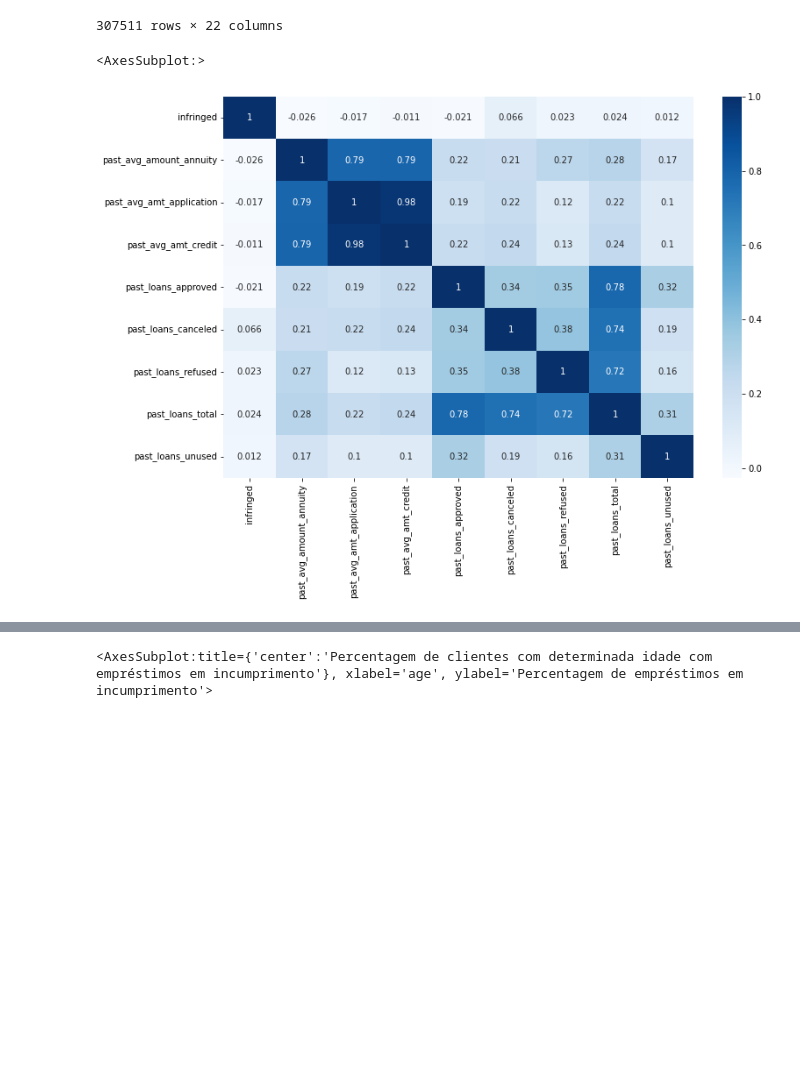
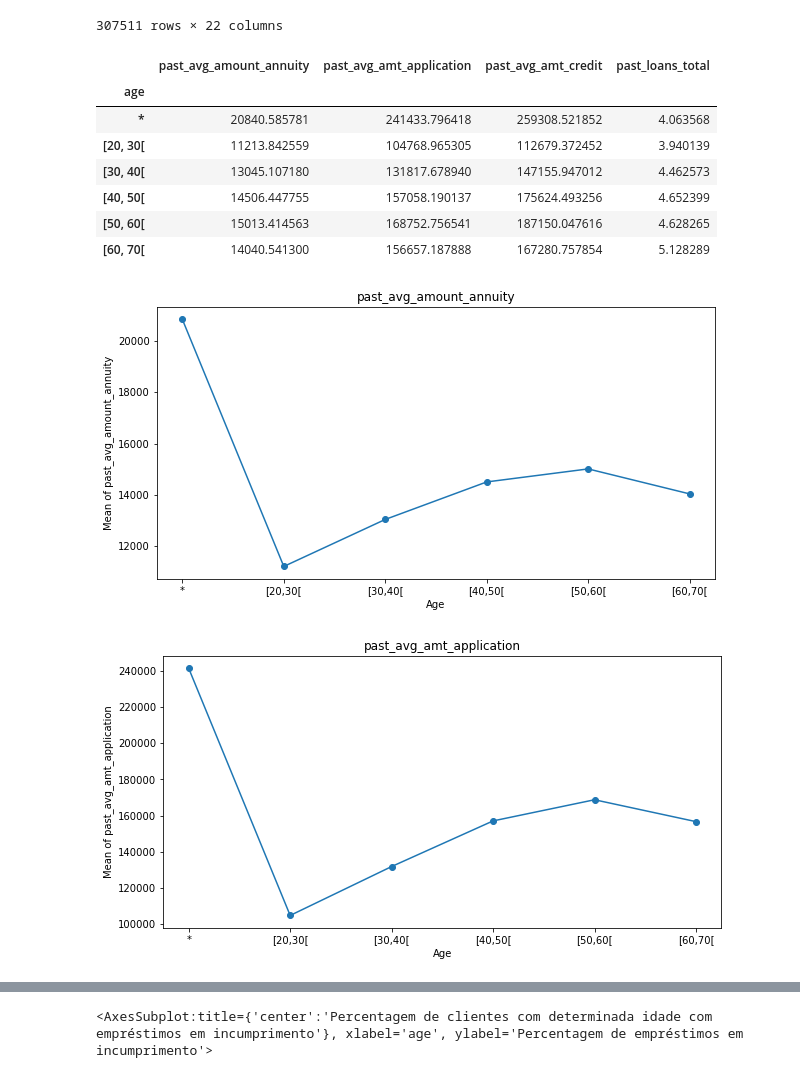
Before and after one commit to patii01/SP-Project, a Jupyter notebook: Assignment 2/dataset.ipynb, the cells around one changed output, grey strips where cells are left out. Saved outputs shown, nothing was run; the diff lists cells and outputs as text; code cells hidden in the pictures; blank space fills up the shorter version.

```diff
--- a/Assignment 2/dataset.ipynb
+++ b/Assignment 2/dataset.ipynb
@@ -80,15 +80,35 @@ display(anonymized)
 | 307509 | * | 0 | Cash loans | * | * | 67765.5 | 7794.0 | ... |
 | 307510 | * | 0 | Cash loans | * | * | 945000.0 | 31360.5 | ... |
 307511 rows × 22 columns
-# %%
-from matplotlib import pyplot as plt
-
-df = anonymized[['infringed', 'past_avg_amount_annuity', 'past_avg_amt_application', 'past_avg_amt_credit', 'past_loans_approved', 'past_loans_canceled', 'past_loans_refused', 'past_loans_total', 'past_loans_unused']]
-
-corr = df.corr()
-
-plt.figure(figsize=(12,8))
-sns.heatmap(corr, cmap="Blues", annot=True)
-# %% [output]
-<AxesSubplot:>
-[figure, removed]
+# %%
+from matplotlib import pyplot as plt
+
+columns = ['age', 'past_avg_amount_annuity', 'past_avg_amt_application', 'past_avg_amt_credit', 'past_loans_total']
+colunas = anonymized[columns]
+groupby_age_original = colunas.groupby("age").mean()
+display(groupby_age_original)
+
+def plot(column, x, y):
+    plt.figure(figsize=(10,5))
+    plt.title(column)
+    plt.xlabel("Age")
+    plt.ylabel("Mean of " + column)
+    plt.plot(x, y)
+    plt.scatter(x, y)
+
+x = ['*', '[20,30[', '[30,40[', '[40,50[', '[50,60[', '[60,70[']
+plot('past_avg_amount_annuity', x, groupby_age_original['past_avg_amount_annuity'])
+plot('past_avg_amt_application', x, groupby_age_original['past_avg_amt_application'])
+plot('past_avg_amt_credit', x, groupby_age_original['past_avg_amt_credit'])
+plot('past_loans_total', x, groupby_age_original['past_loans_total'])
+# %% [output]
+|  | past_avg_amount_annuity | past_avg_amt_application | past_avg_amt_credit | past_loans_total |
+| age |  |  |  |  |
+| * | 20840.585781 | 241433.796418 | 259308.521852 | 4.063568 |
+| [20, 30[ | 11213.842559 | 104768.965305 | 112679.372452 | 3.940139 |
+| [30, 40[ | 13045.107180 | 131817.678940 | 147155.947012 | 4.462573 |
+| [40, 50[ | 14506.447755 | 157058.190137 | 175624.493256 | 4.652399 |
+| [50, 60[ | 15013.414563 | 168752.756541 | 187150.047616 | 4.628265 |
+| [60, 70[ | 14040.541300 | 156657.187888 | 167280.757854 | 5.128289 |
+[figure, added]
+[figure, added]
```
Also changed, not shown: parts of 1 cell of this notebook, 25 other files.
